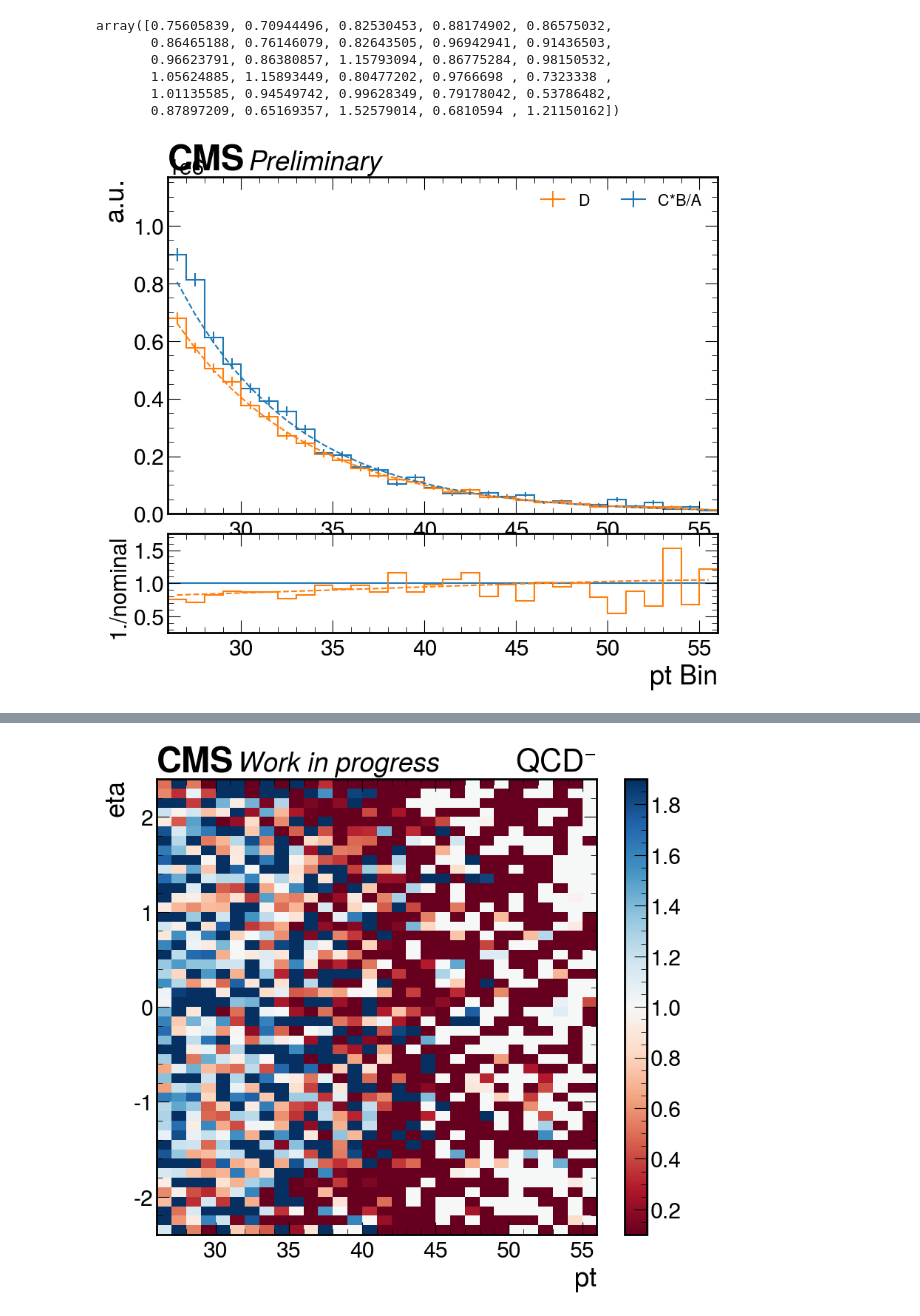
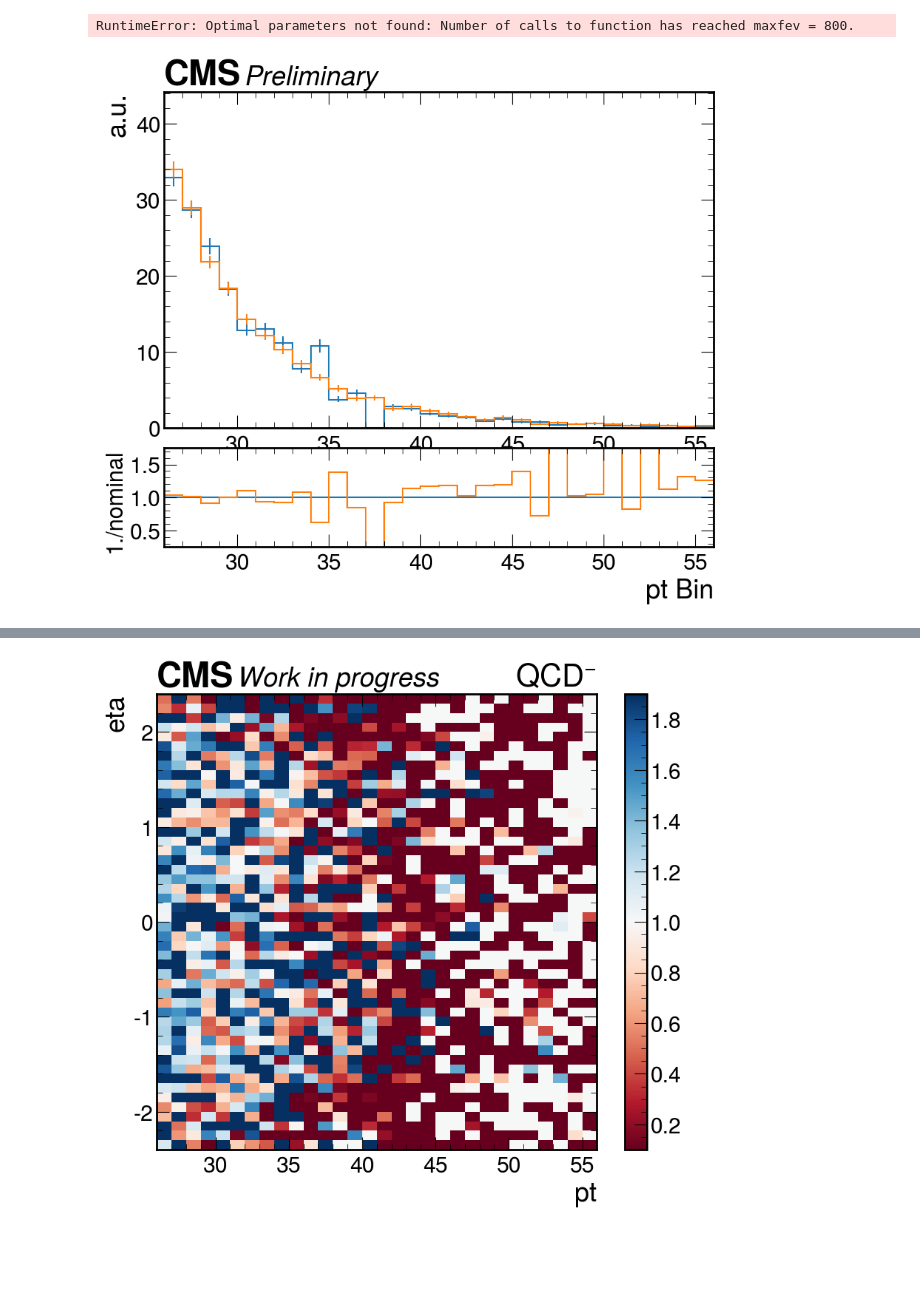
Before and after one commit to rubenforti/WRemnants, a Jupyter notebook: notebooks/closureFakes.ipynb, the cells around one changed output, grey strips where cells are left out. Drawn from its saved outputs; the diff is of its cells as text; code cells hidden in the pictures; blank space fills up the shorter version.

```diff
--- a/notebooks/closureFakes.ipynb
+++ b/notebooks/closureFakes.ipynb
@@ -23,5 +29,4 @@ histograms = "/eos/user/c/cmsmwbot/ScheduledBuilds/999d40bf-8eb7-4e04-9684-afa68
 # %%
+histograms = "/scratch/dwalter/results_histmaker/240119_AllQCDMC/mw_with_mu_eta_pt_dPhiMuonMetCut.hdf5"
 res, meta, _ = input_tools.read_infile(histograms)
+hQCD = load("")
-# %%
-# load histograms
-hQCD = res["QCDmuEnrichPt15PostVFP"]["output"]["nominal"].get()
@@ -28,5 +58,5 @@ hQCD = res["QCDmuEnrichPt15PostVFP"]["output"]["nominal"].get()
 # %%
-hQCDFake = sel.fakeHistABCD(hQCD, fakerate_integration_axes=["eta","charge"])
+hQCDFake = sel.fakeHistABCD(hQCD)#, fakerate_integration_axes=["eta"])
 hQCDSig = sel.signalHistWmass(hQCD)
 # %%
 hQCDFake_pt = hQCDFake.project("pt")
@@ -38,7 +68,7 @@ def exp_fall(x, a, b, c):
     return a * np.exp(-b * x) + c
 # %%
 def plot(hss, labels, linestyles=None, h1ds_nom=None, ratio=True, flow=False, showFlow=False, vars=["pt"], name="",
-         fit=True, variances=False):
+         fit=True, variances=False, uncertainty_bands=True):
 
     if linestyles is None:
         linestyles = ["-"]*len(labels)
@@ -104,19 +134,26 @@ def plot(hss, labels, linestyles=None, h1ds_nom=None, ratio=True, flow=False, sh
     if fit:
         y_fit0 = None
         for i, h in enumerate(hs):
+            xedges = h.axes["pt"].edges
             x = h.axes["pt"].centers
             y = h.values(flow=showFlow)
             y_err = h.variances(flow=showFlow)
 
-            params, covariance = curve_fit(exp_fall, x, y, p0=[10e5,0.1,5], sigma=y_err, absolute_sigma=True)
-            y_fit = exp_fall(x, *params)
+            y_fit = sel.fit_multijet_bkg(h)
+            y_err = np.array([y.s for y in y_fit])
+            y_fit = np.array([y.n for y in y_fit])
 
             ax1.plot(x, y_fit, linestyle="--", color=colors(i))
+            if uncertainty_bands:
+                ax1.bar(x=xedges[:-1], height=2*y_err, bottom=y_fit - y_err, width=np.diff(xedges), align='edge', linewidth=0, alpha=0.3, color=colors(i), zorder=-1)
 
-            if i==0:
-                y_fit0 = y_fit
-            elif ratio:
-                ax2.plot(x, y_fit/y_fit0, linestyle="--", color=colors(i))
+            # if i==0:
+            #     y_fit0 = y_fit
+            # elif ratio:
+            #     ax2.plot(x, y_fit/y_fit0, linestyle="--, color=colors(i))
+
+            if ratio:
+                ax2.plot(x, y/y_fit, linewidth=0, linestyle=None, marker="o", color=colors(i))
 
 
     #     ax.fill_between(x, y - err, y + err, alpha=0.3, color=colors(i), step="post")
@@ -134,13 +210,14 @@ def plot(hss, labels, linestyles=None, h1ds_nom=None, ratio=True, flow=False, sh
 # %%
+hQCDFake_ptq = hQCDFake.project("pt", "charge")
+hQCDSig_ptq = hQCDSig.project("pt", "charge")
+
+hratio = plot([hQCDFake_ptq[{"charge":0}], hQCDSig_ptq[{"charge":0}]], labels=["C*B/A", "D"], name="QCD_minus")
+hratio = plot([hQCDFake_ptq[{"charge":1}], hQCDSig_ptq[{"charge":1}]], labels=["C*B/A", "D"], name="QCD_plus")
+
 hratio = plot([hQCDFake_pt, hQCDSig_pt], labels=["C*B/A", "D"], name="QCD")
 hratio[1].values()
 # %% [output]
-array([0.75605839, 0.70944496, 0.82530453, 0.88174902, 0.86575032,
-       0.86465188, 0.76146079, 0.82643505, 0.96942941, 0.91436503,
-       0.96623791, 0.86380857, 1.15793094, 0.86775284, 0.98150532,
-       1.05624885, 1.15893449, 0.80477202, 0.9766698 , 0.7323338 ,
-       1.01135585, 0.94549742, 0.99628349, 0.79178042, 0.53786482,
-       0.87897209, 0.65169357, 1.52579014, 0.6810594 , 1.21150162])
+RuntimeError: Optimal parameters not found: Number of calls to function has reached maxfev = 800.
-[figure, old version]
+[figure, new version]
 # %%
 # plot fakes in each region separately
```
Also changed, not shown: parts of 14 cells of this notebook, 2 other files.
